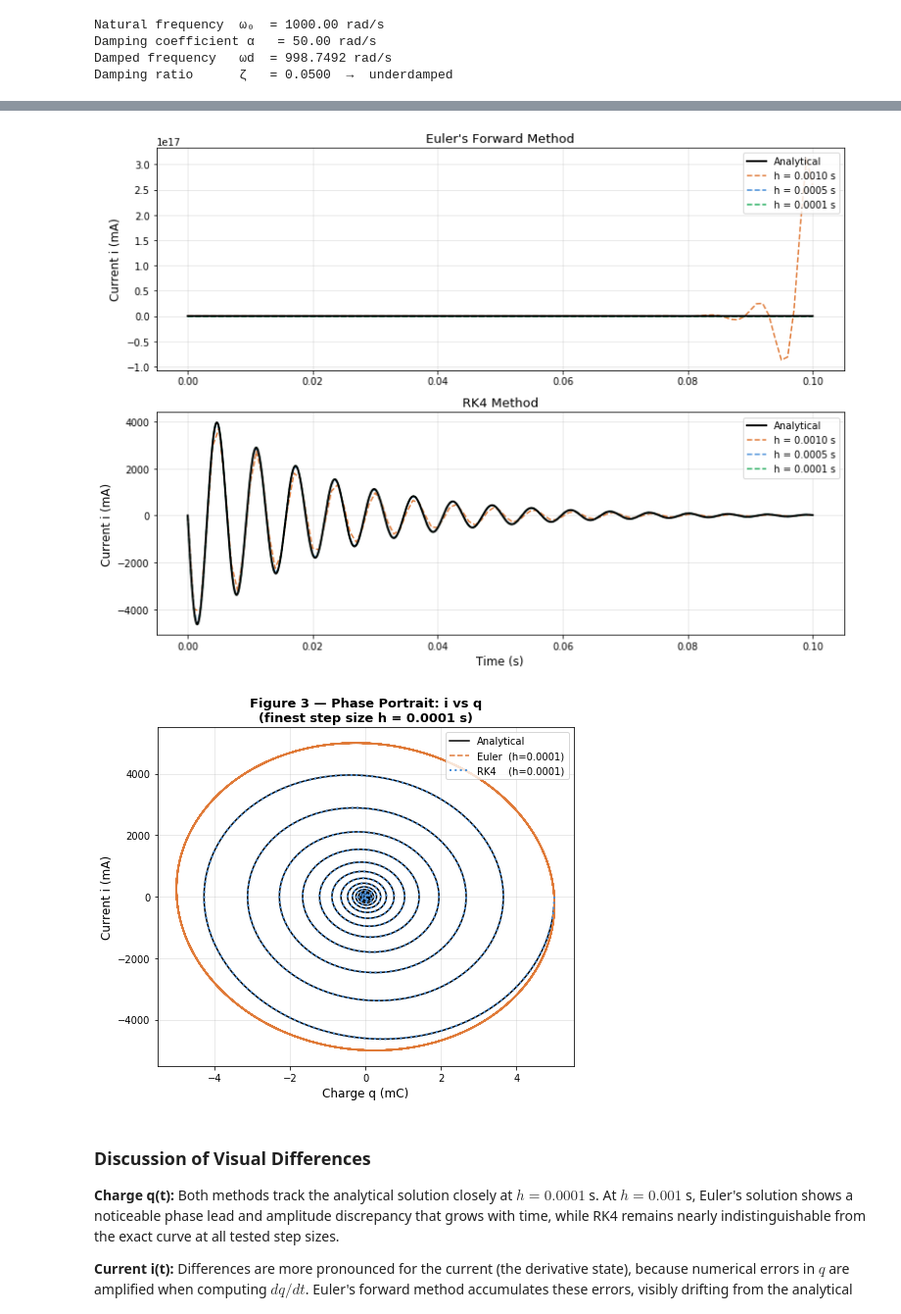
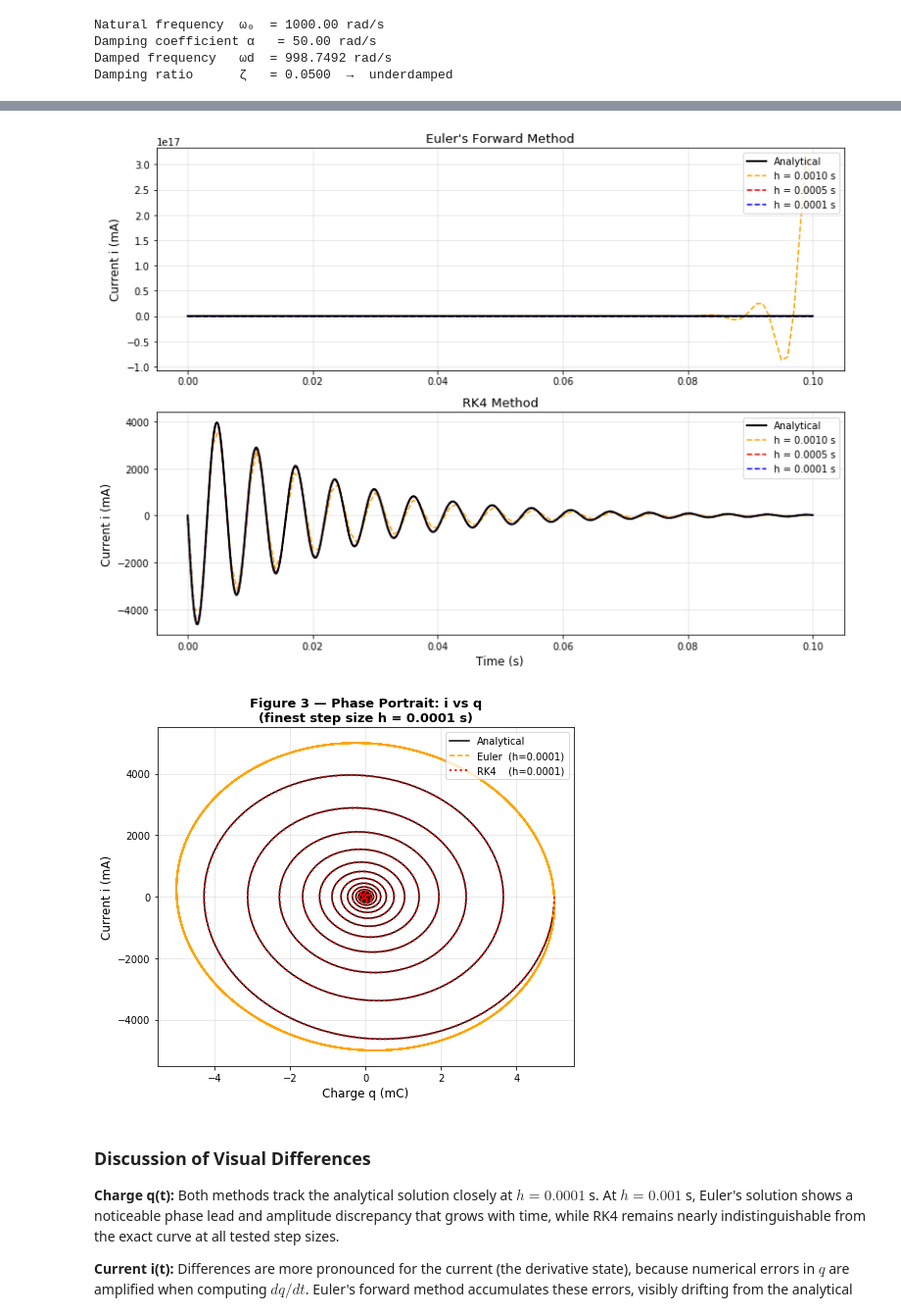
Before and after one commit to akshaymall/COE311K, a Jupyter notebook: Final Project/Mallireddy_Ramaakshay_COE311K_FinalProject.ipynb, the cells around one changed output, grey strips where cells are left out. Shown at 98% size. Saved outputs shown, nothing was run; the diff lists cells and outputs as text; code cells hidden in the pictures.

```diff
--- a/Final Project/Mallireddy_Ramaakshay_COE311K_FinalProject.ipynb
+++ b/Final Project/Mallireddy_Ramaakshay_COE311K_FinalProject.ipynb
@@ -351,7 +350,7 @@ plt.show()
 # %%
 # ─────────────────────────────────────────────────────────────────────────────
 # Figure 2 — Current i(t): Euler vs RK4 at three step sizes
-# ─────────────────────────────────────────────────────────────────────────────
+# ─────────────|────────────────────────────────────────────────────────────────
 fig, axes = plt.subplots(2, 1, figsize=(11, 8))
 
 # First axis — Euler Forward
@@ -362,19 +361,16 @@ results = euler_results
 ax.plot(t_ref, i_ref * 1e3, 'k-', lw=2, label='Analytical', zorder=5)
 
 h = h_list[0]
-col = colors[0]
 t_n, Y_n = results[h]
-ax.plot(t_n, Y_n[:, 1] * 1e3, '--', color=col, lw=1.5, label=f'h = {h:.4f} s')
+ax.plot(t_n, Y_n[:, 1] * 1e3, '--', color='orange', lw=1.5, label=f'h = {h:.4f} s')
 
 h = h_list[1]
-col = colors[1]
 t_n, Y_n = results[h]
-ax.plot(t_n, Y_n[:, 1] * 1e3, '--', color=col, lw=1.5, label=f'h = {h:.4f} s')
+ax.plot(t_n, Y_n[:, 1] * 1e3, '--', color='red', lw=1.5, label=f'h = {h:.4f} s')
 
 h = h_list[2]
-col = colors[2]
 t_n, Y_n = results[h]
-ax.plot(t_n, Y_n[:, 1] * 1e3, '--', color=col, lw=1.5, label=f'h = {h:.4f} s')
+ax.plot(t_n, Y_n[:, 1] * 1e3, '--', color='blue', lw=1.5, label=f'h = {h:.4f} s')
 
 ax.set_ylabel('Current i (mA)')
 ax.set_title(f'{method_name} Method')
@@ -389,19 +385,16 @@ results = rk4_results
 ax.plot(t_ref, i_ref * 1e3, 'k-', lw=2, label='Analytical', zorder=5)
 
 h = h_list[0]
-col = colors[0]
 t_n, Y_n = results[h]
-ax.plot(t_n, Y_n[:, 1] * 1e3, '--', color=col, lw=1.5, label=f'h = {h:.4f} s')
+ax.plot(t_n, Y_n[:, 1] * 1e3, '--', color='orange', lw=1.5, label=f'h = {h:.4f} s')
 
 h = h_list[1]
-col = colors[1]
 t_n, Y_n = results[h]
-ax.plot(t_n, Y_n[:, 1] * 1e3, '--', color=col, lw=1.5, label=f'h = {h:.4f} s')
+ax.plot(t_n, Y_n[:, 1] * 1e3, '--', color='red', lw=1.5, label=f'h = {h:.4f} s')
 
 h = h_list[2]
-col = colors[2]
 t_n, Y_n = results[h]
-ax.plot(t_n, Y_n[:, 1] * 1e3, '--', color=col, lw=1.5, label=f'h = {h:.4f} s')
+ax.plot(t_n, Y_n[:, 1] * 1e3, '--', color='blue', lw=1.5, label=f'h = {h:.4f} s')
 
 ax.set_ylabel('Current i (mA)')
 ax.set_title(f'{method_name} Method')
@@ -412,29 +405,29 @@ axes[1].set_xlabel('Time (s)')
 plt.tight_layout()
 plt.show()
 # %% [output]
-[figure, old version]
+[figure, new version]
 # %%
 # ─────────────────────────────────────────────────────────────────────────────
 # Figure 3 — Phase Portrait  i vs q  (finest step, both methods + analytical)
 # ─────────────────────────────────────────────────────────────────────────────
 h_fine = 0.0001
 t_eu, Y_eu = euler_results[h_fine]
 t_rk, Y_rk = rk4_results[h_fine]
 
 fig, ax = plt.subplots(figsize=(7, 6))
 ax.plot(q_ref  * 1e3, i_ref  * 1e3, 'k-',  lw=1.5,   label='Analytical')
-ax.plot(Y_eu[:, 0] * 1e3, Y_eu[:, 1] * 1e3, '--', color='#e07b39', lw=1.5, label=f'Euler  (h={h_fine})')
-ax.plot(Y_rk[:, 0] * 1e3, Y_rk[:, 1] * 1e3,  ':',  color='#4a90d9', lw=2.0, label=f'RK4    (h={h_fine})')
+ax.plot(Y_eu[:, 0] * 1e3, Y_eu[:, 1] * 1e3, '--', color='orange', lw=1.5, label=f'Euler  (h={h_fine})')
+ax.plot(Y_rk[:, 0] * 1e3, Y_rk[:, 1] * 1e3,  ':',  color='red', lw=2.0, label=f'RK4    (h={h_fine})')
 
 ax.set_xlabel('Charge q (mC)')
 ax.set_ylabel('Current i (mA)')
 ax.set_title('Figure 3 — Phase Portrait: i vs q\n(finest step size h = 0.0001 s)', fontweight='bold')
 ax.legend()
 ax.grid(True, alpha=0.35)
 plt.tight_layout()
 plt.show()
 # %% [output]
-[figure, old version]
+[figure, new version]
 # %% [markdown]
 ### Discussion of Visual Differences
 
```
Also changed, not shown: parts of 45 cells of this notebook, 1 other file.
